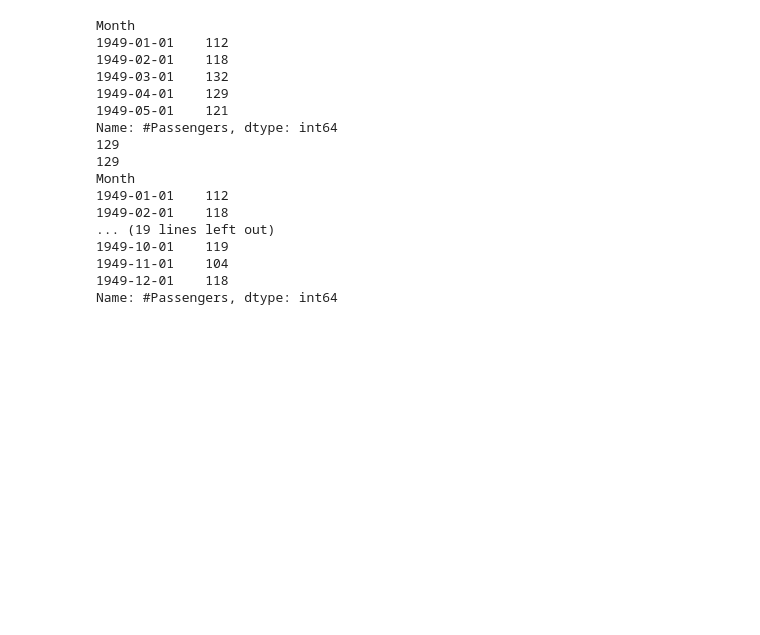
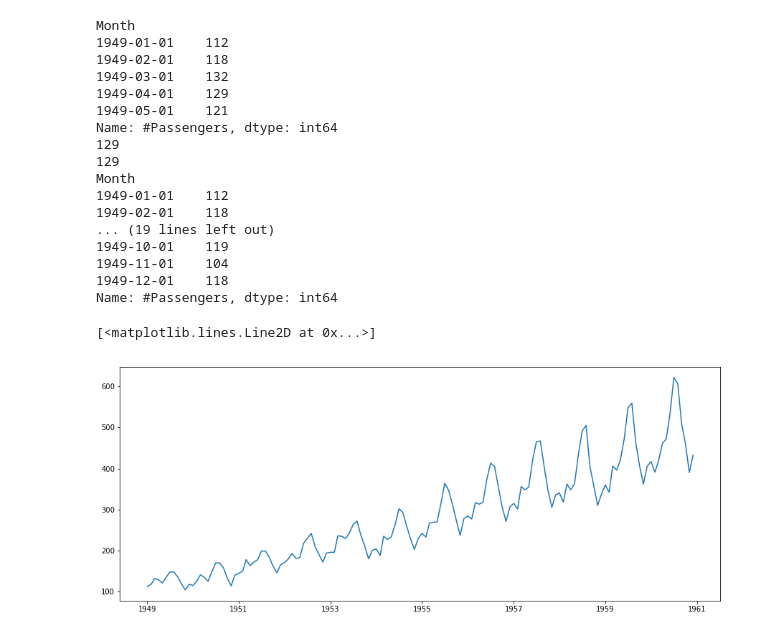
Before and after one commit to vivekbharatha/AV-Python-DS, a Jupyter notebook: timeseries/01/AirPassengers.ipynb, the cells around one changed output. Saved outputs shown, nothing was run; the diff lists cells and outputs as text; code cells hidden in the pictures; blank space fills up the shorter version.

Commit message:
timeseries ploting

```diff
--- a/timeseries/01/AirPassengers.ipynb
+++ b/timeseries/01/AirPassengers.ipynb
@@ -51,3 +52,15 @@ Month
 1949-11-01    104
 1949-12-01    118
 Name: #Passengers, dtype: int64
+# %%
+## Checking stationarity of a timeseries
+## A TS is said to be stationary if its statistical properties such as mean, variance remain constant over time
+## Constant statistical properties over time, ie. the following:
+## 1 Constant mean
+## 2 Constant variance
+## 3 Autocovariance that does not depend on time
+
+plt.plot(ts)
+# %% [output]
+[<matplotlib.lines.Line2D at 0x...>]
+[figure, added]
```
Also changed, not shown: parts of 1 cell of this notebook.
